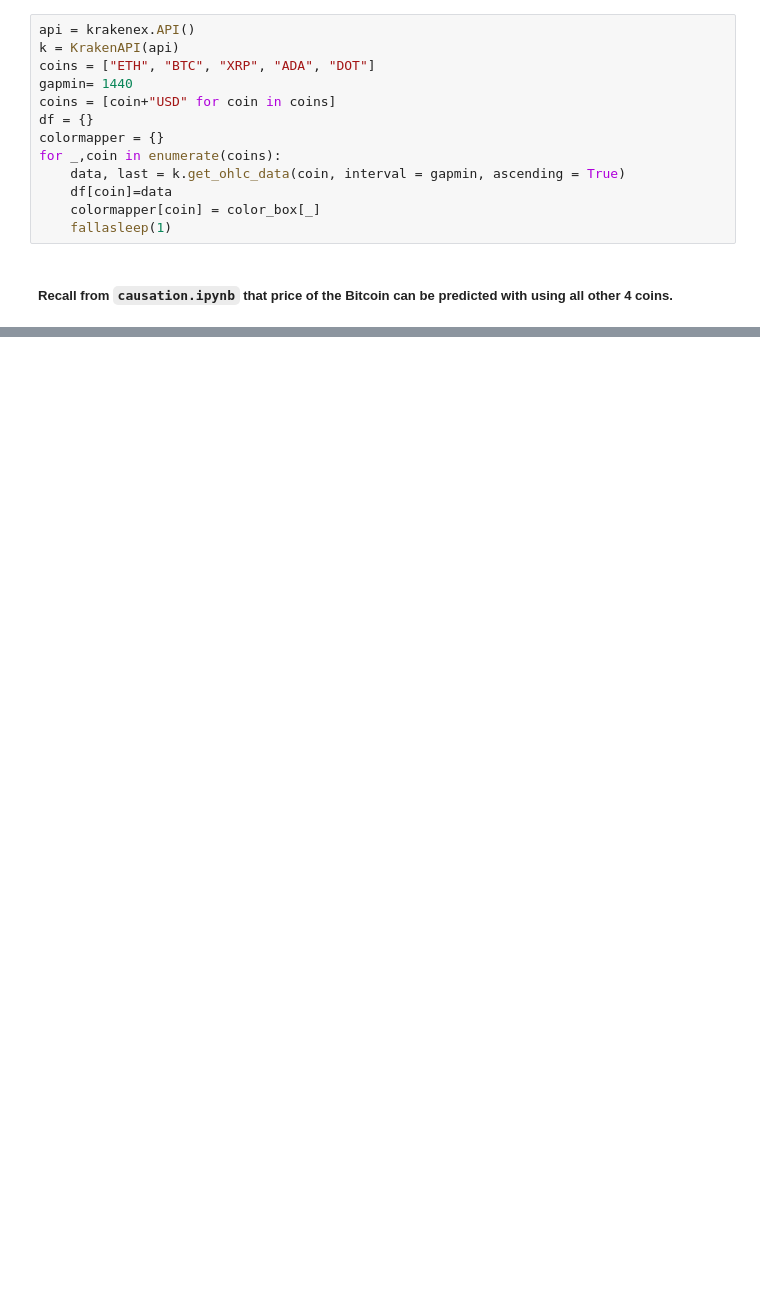
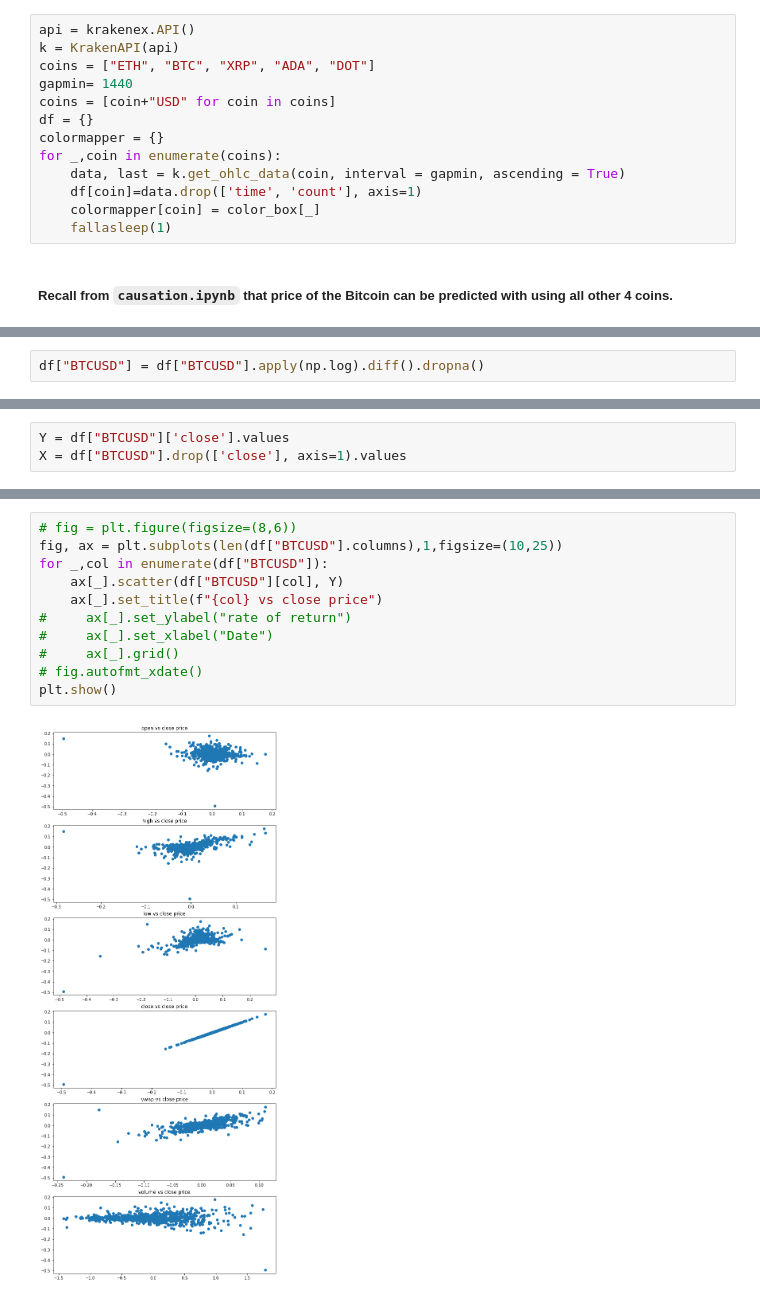
Before and after one commit to jimphon88/quantum-computing, a Jupyter notebook: forecast.ipynb, the cells around one changed output, grey strips where cells are left out. Drawn from its saved outputs; the diff is of its cells as text; blank space fills up the shorter version.

```diff
--- a/forecast.ipynb
+++ b/forecast.ipynb
@@ -21,7 +21,7 @@ df = {}
 colormapper = {}
 for _,coin in enumerate(coins):
     data, last = k.get_ohlc_data(coin, interval = gapmin, ascending = True)
-    df[coin]=data
+    df[coin]=data.drop(['time', 'count'], axis=1)
     colormapper[coin] = color_box[_]
     fallasleep(1)
 # %% [markdown]
@@ -28,0 +37,2 @@ for _,coin in enumerate(coins):
+# %%
+df["BTCUSD"] = df["BTCUSD"].apply(np.log).diff().dropna()
@@ -28,0 +43,3 @@ for _,coin in enumerate(coins):
+# %%
+Y = df["BTCUSD"]['close'].values
+X = df["BTCUSD"].drop(['close'], axis=1).values
@@ -28,0 +50,13 @@ for _,coin in enumerate(coins):
+# %%
+# fig = plt.figure(figsize=(8,6))
+fig, ax = plt.subplots(len(df["BTCUSD"].columns),1,figsize=(10,25))
+for _,col in enumerate(df["BTCUSD"]):
+    ax[_].scatter(df["BTCUSD"][col], Y)
+    ax[_].set_title(f"{col} vs close price")
+#     ax[_].set_ylabel("rate of return")
+#     ax[_].set_xlabel("Date")
+#     ax[_].grid()
+# fig.autofmt_xdate()
+plt.show()
+# %% [output]
+[figure, added]
```
Also changed, not shown: parts of 14 cells of this notebook.
